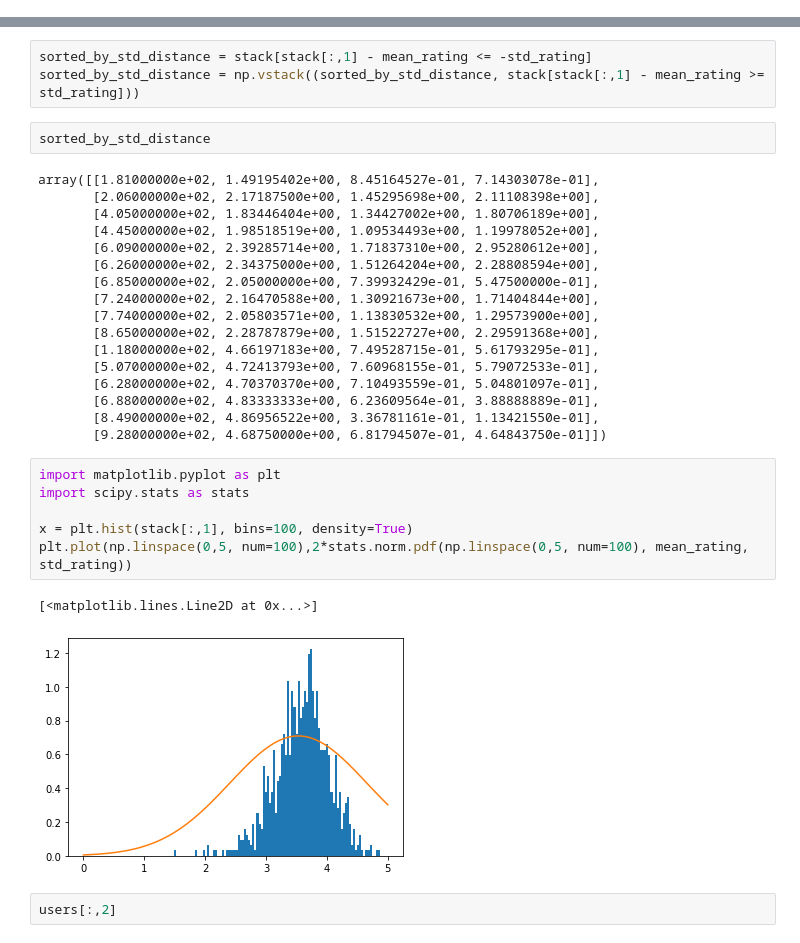
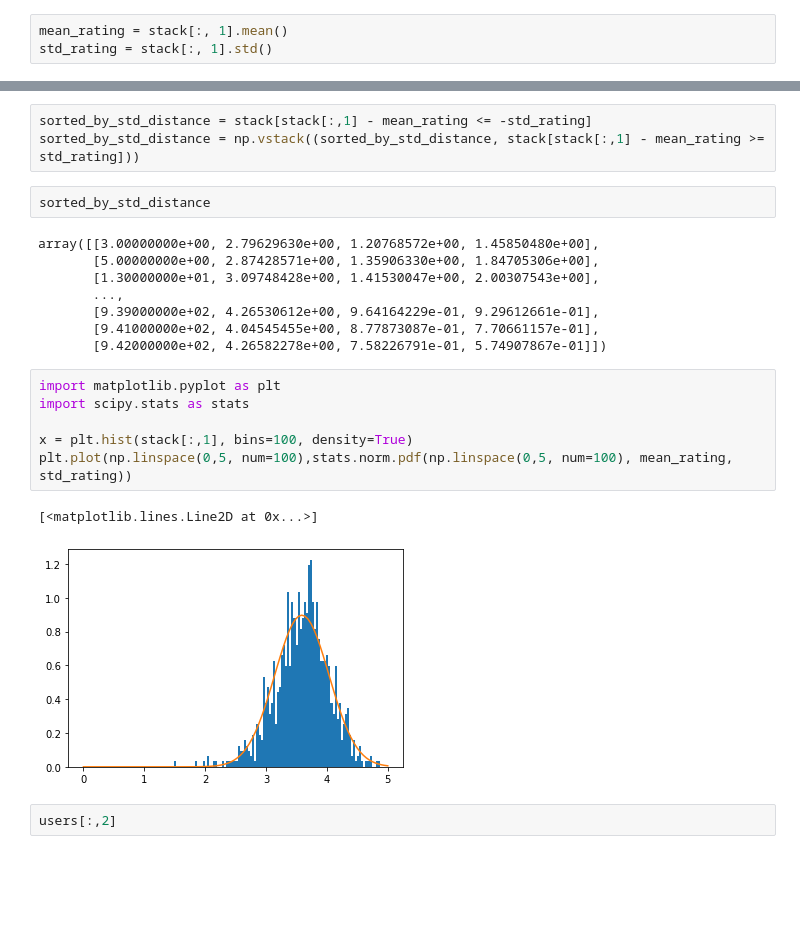
Before and after one commit to lucas-coutinho/python-warmup, a Jupyter notebook: numpy_implementaion.ipynb, the cells around one changed output, grey strips where cells are left out. Cells and saved outputs as stored; diff of their text form; blank space fills up the shorter version.

Commit message:
fix: mean and std nonsense in the analysis

```diff
--- a/numpy_implementaion.ipynb
+++ b/numpy_implementaion.ipynb
@@ -22,6 +22,9 @@ for i in range(1, len(np.unique(users[:,0]))+1):
         stack = hor_stack.reshape(1,-1)
     else:
         stack = np.vstack((stack, hor_stack.reshape(1,-1) ))
+# %%
+mean_rating = stack[:, 1].mean()
+std_rating = stack[:, 1].std()
 # %%
 stack_by_mean = np.hstack((stack, np.abs(stack[:,1].reshape(-1,1) - mean_rating)))
 sorted_by_mean_distance = stack[np.argsort(stack_by_mean[:,4])]
@@ -44,31 +47,22 @@ sorted_by_std_distance = np.vstack((sorted_by_std_distance, stack[stack[:,1] - m
 # %%
 sorted_by_std_distance
 # %% [output]
-array([[1.81000000e+02, 1.49195402e+00, 8.45164527e-01, 7.14303078e-01],
-       [2.06000000e+02, 2.17187500e+00, 1.45295698e+00, 2.11108398e+00],
-       [4.05000000e+02, 1.83446404e+00, 1.34427002e+00, 1.80706189e+00],
-       [4.45000000e+02, 1.98518519e+00, 1.09534493e+00, 1.19978052e+00],
-       [6.09000000e+02, 2.39285714e+00, 1.71837310e+00, 2.95280612e+00],
-       [6.26000000e+02, 2.34375000e+00, 1.51264204e+00, 2.28808594e+00],
-       [6.85000000e+02, 2.05000000e+00, 7.39932429e-01, 5.47500000e-01],
-       [7.24000000e+02, 2.16470588e+00, 1.30921673e+00, 1.71404844e+00],
-       [7.74000000e+02, 2.05803571e+00, 1.13830532e+00, 1.29573900e+00],
-       [8.65000000e+02, 2.28787879e+00, 1.51522727e+00, 2.29591368e+00],
-       [1.18000000e+02, 4.66197183e+00, 7.49528715e-01, 5.61793295e-01],
-       [5.07000000e+02, 4.72413793e+00, 7.60968155e-01, 5.79072533e-01],
-       [6.28000000e+02, 4.70370370e+00, 7.10493559e-01, 5.04801097e-01],
-       [6.88000000e+02, 4.83333333e+00, 6.23609564e-01, 3.88888889e-01],
-       [8.49000000e+02, 4.86956522e+00, 3.36781161e-01, 1.13421550e-01],
-       [9.28000000e+02, 4.68750000e+00, 6.81794507e-01, 4.64843750e-01]])
+array([[3.00000000e+00, 2.79629630e+00, 1.20768572e+00, 1.45850480e+00],
+       [5.00000000e+00, 2.87428571e+00, 1.35906330e+00, 1.84705306e+00],
+       [1.30000000e+01, 3.09748428e+00, 1.41530047e+00, 2.00307543e+00],
+       ...,
+       [9.39000000e+02, 4.26530612e+00, 9.64164229e-01, 9.29612661e-01],
+       [9.41000000e+02, 4.04545455e+00, 8.77873087e-01, 7.70661157e-01],
+       [9.42000000e+02, 4.26582278e+00, 7.58226791e-01, 5.74907867e-01]])
 # %%
 import matplotlib.pyplot as plt
 import scipy.stats as stats
 
 x = plt.hist(stack[:,1], bins=100, density=True)
-plt.plot(np.linspace(0,5, num=100),2*stats.norm.pdf(np.linspace(0,5, num=100), mean_rating, std_rating))
+plt.plot(np.linspace(0,5, num=100),stats.norm.pdf(np.linspace(0,5, num=100), mean_rating, std_rating))
 # %% [output]
 [<matplotlib.lines.Line2D at 0x...>]
-[figure, old version]
+[figure, new version]
 # %%
 users[:,2]
 # %% [output]
```
